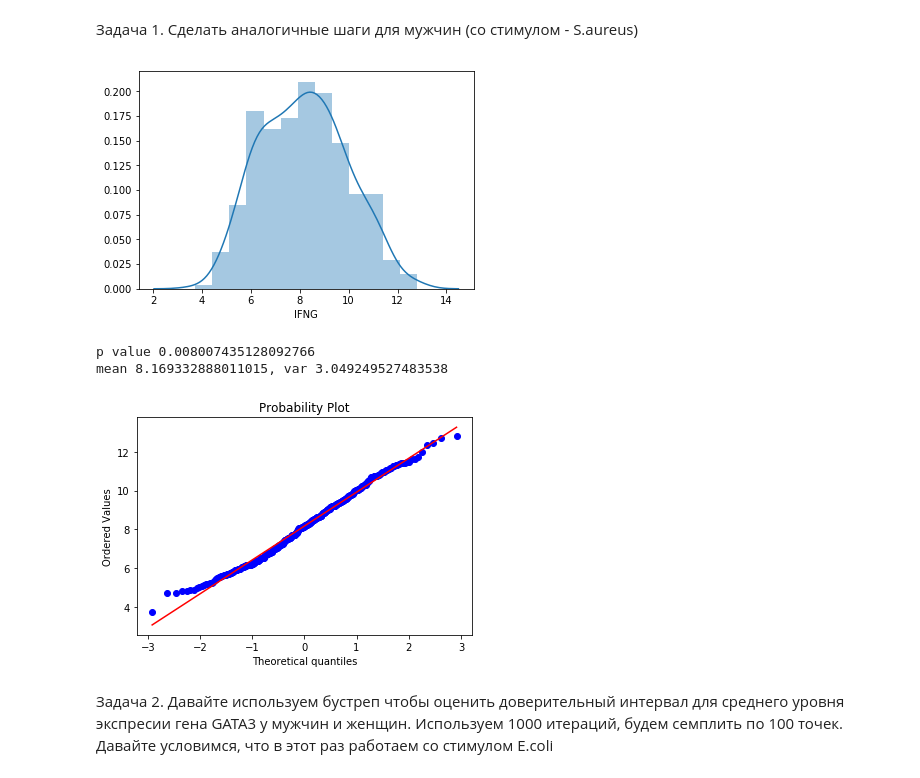
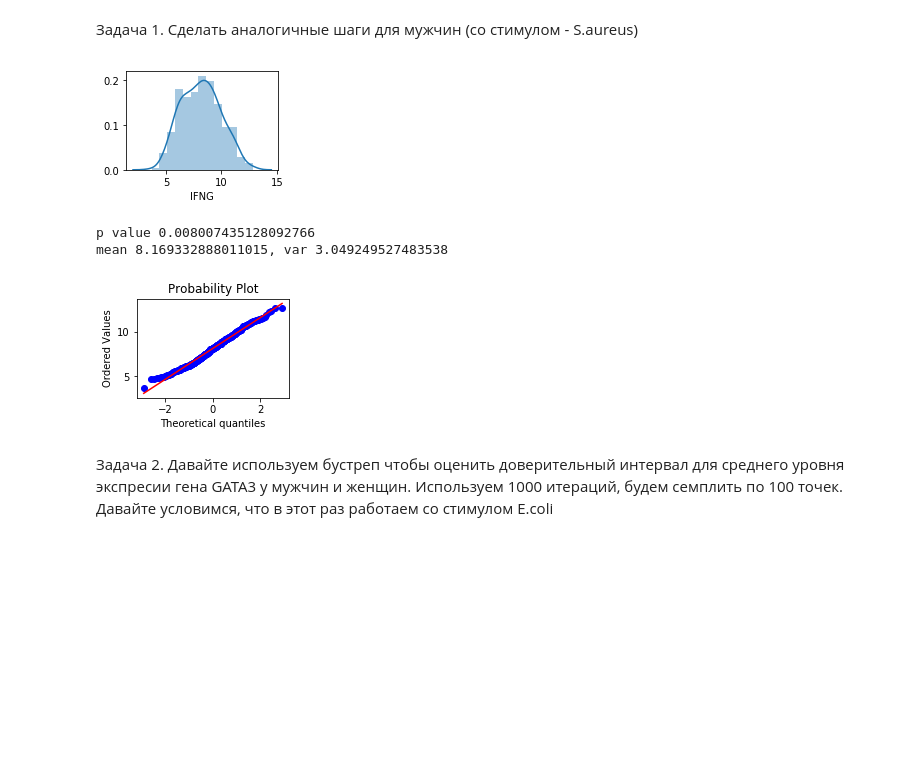
Before and after one commit to azkalot1/bioinfCourse, a Jupyter notebook: BulkRNASeqSeminar.ipynb, the cells around one changed output. Cells and saved outputs as stored; diff of their text form; code cells hidden in the pictures; blank space fills up the shorter version.

Commit message:
big task1
added big task; tiny figures

```diff
--- a/BulkRNASeqSeminar.ipynb
+++ b/BulkRNASeqSeminar.ipynb
@@ -93,22 +83,23 @@ mean 9.323655492776908, var 2.804112079188699
 Задача 1. Сделать аналогичные шаги для мужчин (со стимулом - S.aureus)
 # %%
 #Task 1 solution
+ax1 = plt.subplot(221)
 mask = (dt['Sex']=='Male') & (dt['stimulus']=='S.aureus')
-sns.distplot(dt.loc[mask,'IFNG']);
+sns.distplot(dt.loc[mask,'IFNG'],ax=ax1);
 plt.show();
 k2, p = sc.stats.shapiro(dt.loc[mask,'IFNG'].values)
 print('p value {}'.format(p))
 d_var = np.var(dt.loc[mask,'IFNG'].values)
 d_mean = np.mean(dt.loc[mask,'IFNG'].values)
+#Funny fact - outliers ruin normaltest?
+ax2 = plt.subplot(223)
+sc.stats.probplot(dt.loc[mask,'IFNG'].values, plot=plt);
 print('mean {}, var {}'.format(d_mean, d_var))
-#Funny fact - outliers ruin normaltest?
-sc.stats.probplot(dt.loc[mask,'IFNG'].values,plot=plt);
-plt.show()
 # %% [output]
-[figure, old version]
+[figure, new version]
 p value 0.008007435128092766
 mean 8.169332888011015, var 3.049249527483538
-[figure, old version]
+[figure, new version]
 # %% [markdown]
 Задача 2. Давайте используем бустреп чтобы оценить доверительный интервал для среднего уровня экспресии гена
 GATA3 у мужчин и женщин. Используем 1000 итераций, будем семплить по 100 точек. Давайте условимся, что в этот раз работаем со стимулом E.coli
```
Also changed, not shown: parts of 15 cells of this notebook.
